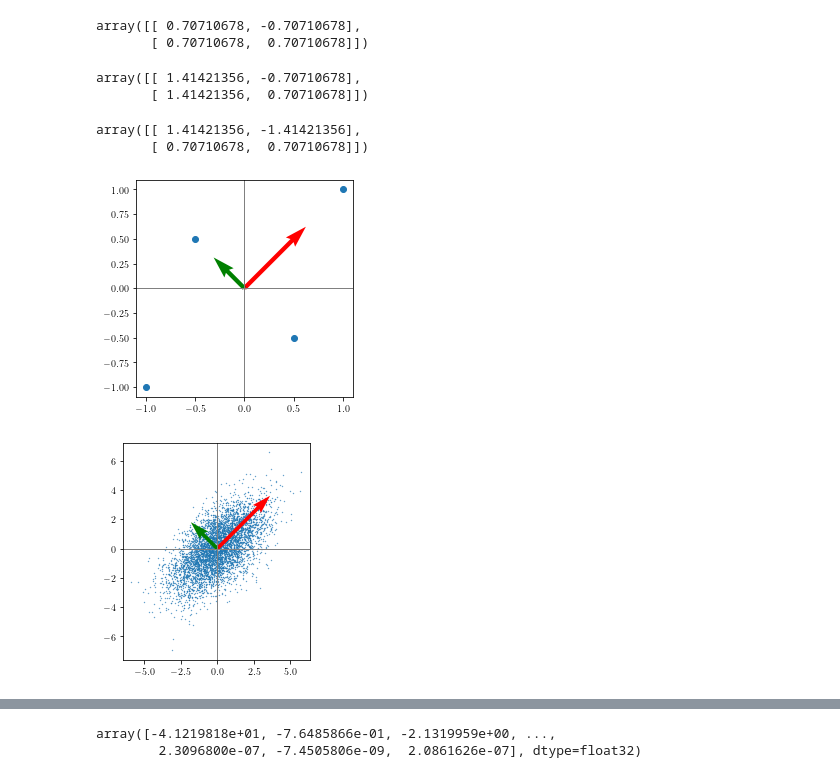
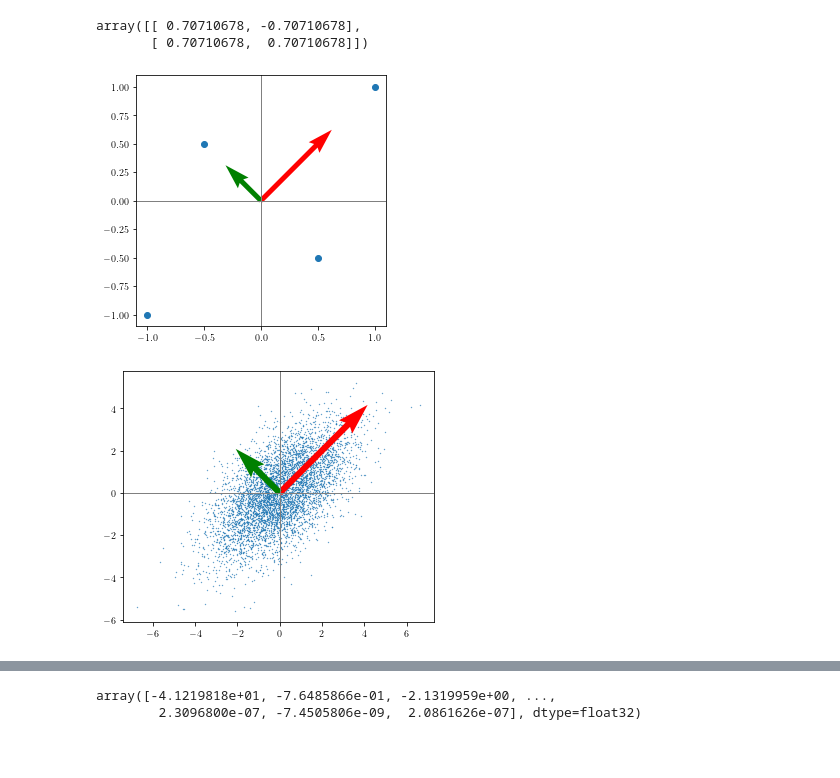
Before and after one commit to hws1302/pca-article, a Jupyter notebook: PCA vs autoencoder.ipynb, the cells around one changed output, grey strips where cells are left out. Cells and saved outputs as stored; diff of their text form; code cells hidden in the pictures; blank space fills up the shorter version.

```diff
--- a/PCA vs autoencoder.ipynb
+++ b/PCA vs autoencoder.ipynb
@@ -46,6 +68,7 @@ import matplotlib.pyplot as plt
 from sklearn.datasets import fetch_olivetti_faces
 
 plt.rcParams['text.usetex'] = True
+plt.rcParams["figure.autolayout"] = True
 # %%
 # add in LaTeX plotting stuff
 
@@ -101,29 +122,21 @@ eigenvecs
 # %% [output]
 array([[ 0.70710678, -0.70710678],
        [ 0.70710678,  0.70710678]])
-# %%
-np.sqrt(eigenvals) * eigenvecs
-# %% [output]
-array([[ 1.41421356, -0.70710678],
-       [ 1.41421356,  0.70710678]])
-# %%
-(np.sqrt(eigenvals) * eigenvecs.T).T
-# %% [output]
-array([[ 1.41421356, -1.41421356],
-       [ 0.70710678,  0.70710678]])
 # %%
 # plot principal components
+covar = np.
+eigenvals, eigenvecs = np.linalg.eig(covar)
 prin_comp = np.sqrt(eigenvals) * eigenvecs
 origin = np.array([[0, 0],[0, 0]]) # origin point
 plt.quiver(*origin, prin_comp[0], prin_comp[1], color=['r','g'], scale=5, width=0.02)
 
 plt.scatter(x,y)
 plt.axvline(c='grey', lw=1)
 plt.axhline(c='grey', lw=1)
 plt.gca().set_aspect('equal', adjustable='box')
 plt.show()
 # %% [output]
-[figure, old version]
+[figure, new version]
 # %%
 #plot_ellipse(4*np.sqrt(2)/2, 3.5*np.sqrt(2))
 
@@ -152,7 +165,7 @@ plt.axhline(c='grey', lw=1)
 plt.gca().set_aspect('equal', adjustable='box')
 plt.show()
 # %% [output]
-[figure, old version]
+[figure, new version]
 # %%
 covar = np.cov(data.T)
 
```
Also changed, not shown: parts of 49 cells of this notebook.
